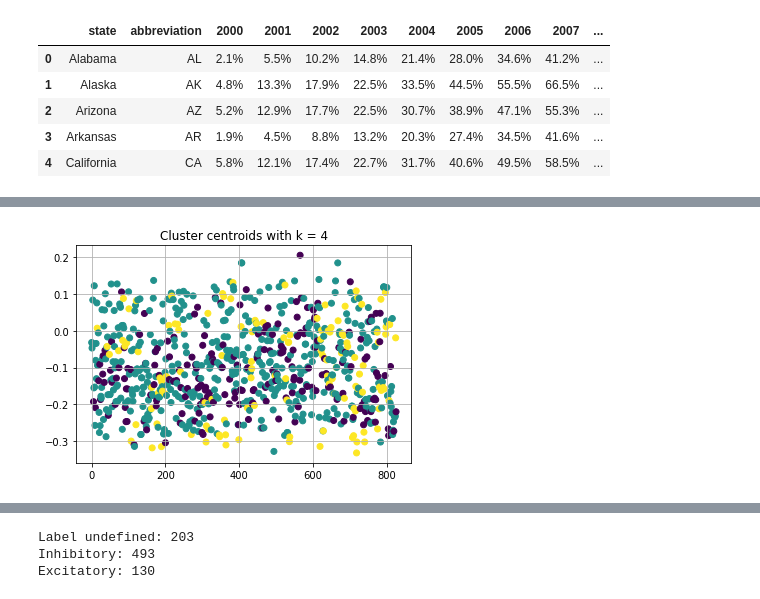
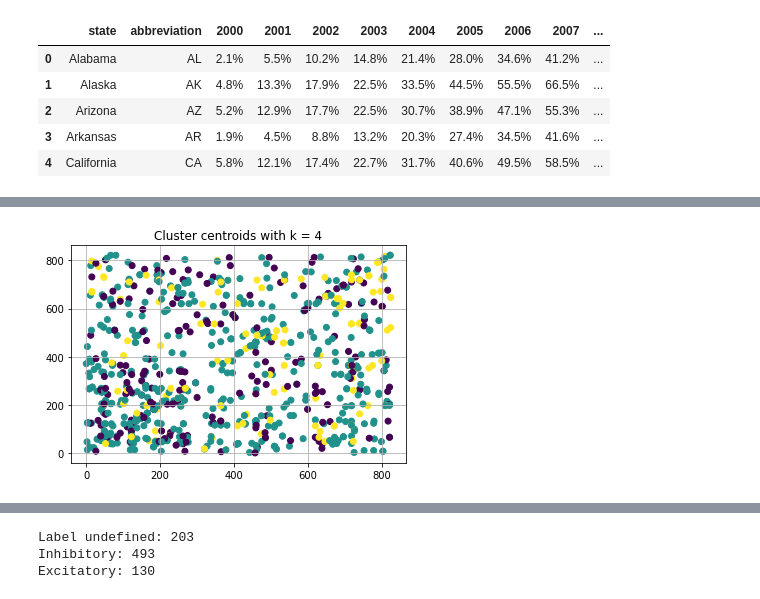
Before and after one commit to AI-VTRC/XAI-for-Policy, a Jupyter notebook: datasets/laws/data_pipeline.ipynb, the cells around one changed output, grey strips where cells are left out. Cells and saved outputs as stored; diff of their text form; code cells hidden in the pictures.

```diff
--- a/datasets/laws/data_pipeline.ipynb
+++ b/datasets/laws/data_pipeline.ipynb
@@ -174,6 +189,6 @@ def knn(data, k):
     clusters = []
     for i,_ in enumerate(data):
         clusters.append(get_cluster(i, data, k))
-    return clusters
+    return np.array(clusters)
 # %%
 clusters = knn(matrix, K) #generate neighborhood clusters, each of size K
@@ -291,8 +305,8 @@ df_labeled_laws.head()
 | 4 | Ala. Code 37-16-7 | Alabama | 2019 | Broadband Using Electric Easement... | Category: Infrastructure access | Topic: Right of way (Easements) | Specifies the terms under which a... | (a) If the owner of an interest i... | 0 |
 # %%
 plt.title(f"Cluster centroids with k = {K}")
-plt.scatter(np.arange(len(clusters)), [document_embeddings[x].mean() for x in clusters], c=labels)
+plt.scatter(clusters.T[0], clusters.T[1], c=labels)
 plt.grid()
 plt.show()
 # %% [output]
-[figure, old version]
+[figure, new version]
```
Also changed, not shown: parts of 13 cells of this notebook.
